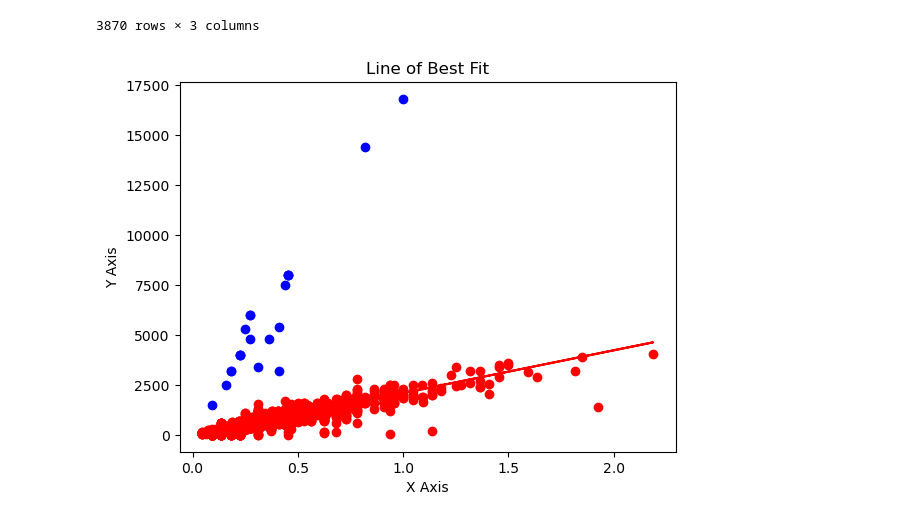
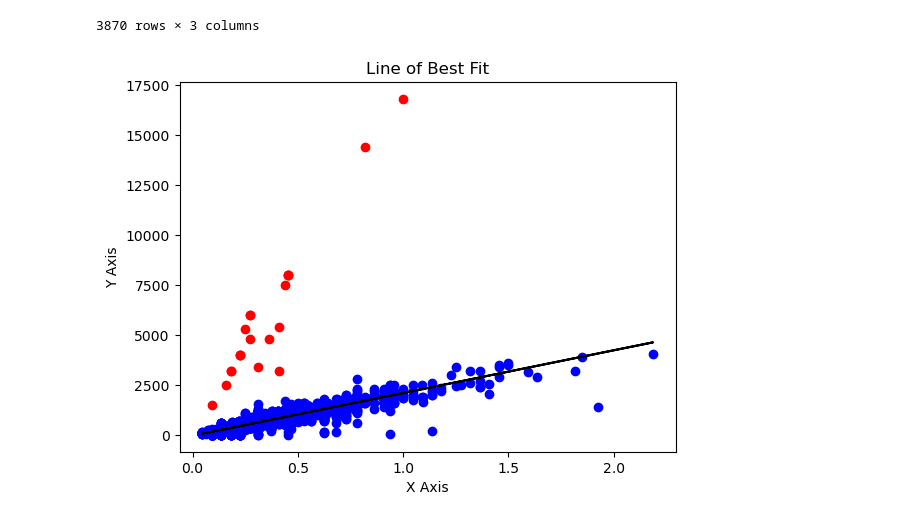
Before and after one commit to rapsoj/crop-yield-estimate, a Jupyter notebook: 03-model-building/test.ipynb, the cells around one changed output. Drawn from its saved outputs; the diff is of its cells as text; code cells hidden in the pictures.

```diff
--- a/03-model-building/test.ipynb
+++ b/03-model-building/test.ipynb
@@ -389,18 +421,18 @@ train[['Acre', 'Yield', 'Residuals']]
 # %%
 # Perform linear regression
 slope, intercept = np.polyfit(train['Acre'], train['Yield'], 1)
 
 # Plot data points with different colors based on 'Category'
 cutoff = 1200
-plt.scatter(train[train['Residuals']>=cutoff]['Acre'], train[train['Residuals']>=cutoff]['Yield'], color='blue')
-plt.scatter(train[train['Residuals']<cutoff]['Acre'], train[train['Residuals']<cutoff]['Yield'], color='red')
+plt.scatter(train[train['Residuals']>=cutoff]['Acre'], train[train['Residuals']>=cutoff]['Yield'], color='red')
+plt.scatter(train[train['Residuals']<cutoff]['Acre'], train[train['Residuals']<cutoff]['Yield'], color='blue')
 
 # Plot the line of best fit
-plt.plot(train['Acre'], slope * train['Acre'] + intercept, color='red')  # y = mx + c
+plt.plot(train['Acre'], slope * train['Acre'] + intercept, color='black')  # y = mx + c
 
 plt.xlabel('X Axis')
 plt.ylabel('Y Axis')
 plt.title('Line of Best Fit')
 plt.show()
 # %% [output]
-[figure, old version]
+[figure, new version]
```
Also changed, not shown: parts of 9 cells of this notebook, 1 other file.
